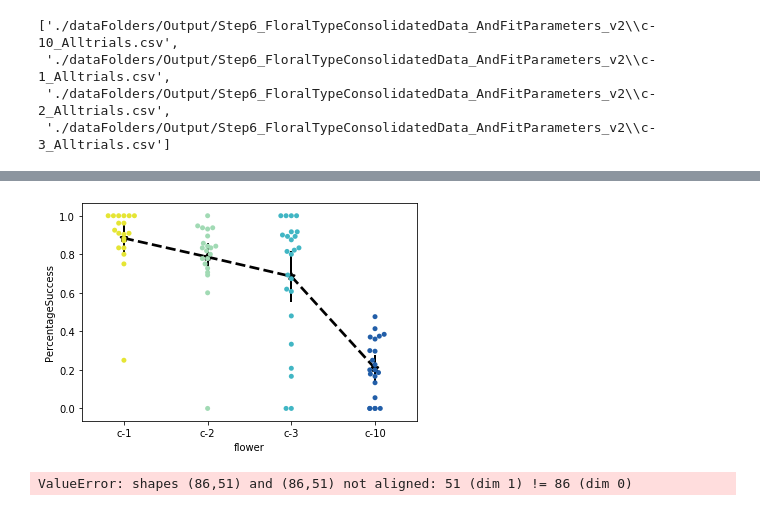
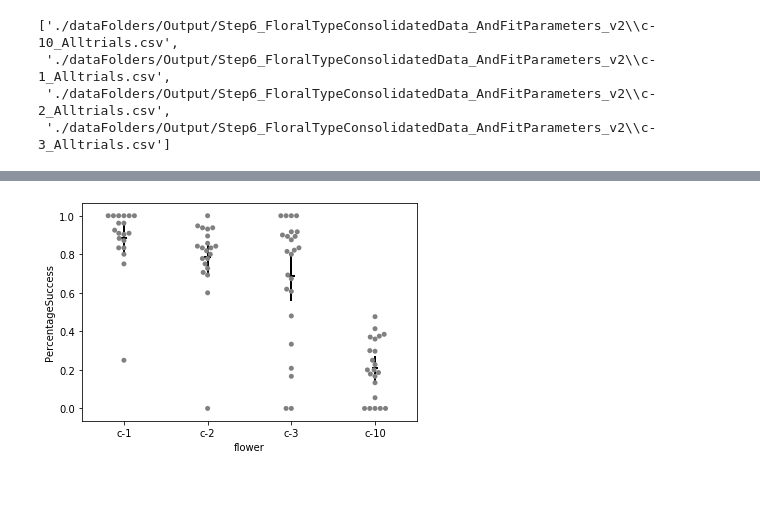
Before and after one commit to TanviDeora/MothLearning, a Jupyter notebook: Step9a-PercentageSuccesful.ipynb, the cells around one changed output, grey strips where cells are left out. Saved outputs shown, nothing was run; the diff lists cells and outputs as text; code cells hidden in the pictures.

```diff
--- a/Step9a-PercentageSuccesful.ipynb
+++ b/Step9a-PercentageSuccesful.ipynb
@@ -9,6 +9,10 @@ import seaborn as sns
 import os
 import numpy as np
 import glob
+
+import matplotlib
+matplotlib.rcParams['pdf.fonttype'] = 42
+matplotlib.rcParams['ps.fonttype'] = 42
 # %%
 path = './dataFolders/Output/Step6_FloralTypeConsolidatedData_AndFitParameters_v2/'
 files = glob.glob(path  + 'c*_Alltrials.csv')
@@ -19,9 +23,6 @@ files
  './dataFolders/Output/Step6_FloralTypeConsolidatedData_AndFitParameters_v2\\c-1_Alltrials.csv',
  './dataFolders/Output/Step6_FloralTypeConsolidatedData_AndFitParameters_v2\\c-2_Alltrials.csv',
  './dataFolders/Output/Step6_FloralTypeConsolidatedData_AndFitParameters_v2\\c-3_Alltrials.csv']
-# %%
-temp = pd.DataFrame(index = ['c-1', 'c-2', 'c-3', 'c-10'], columns = ['shape'])
-test = pd.DataFrame(columns = ['c-1', 'c-2', 'c-3', 'c-10'])
 # %%
 data_df = pd.DataFrame(index = np.arange(0,25), columns = ['c-1', 'c-2', 'c-3', 'c-10'])
 for file in files:
@@ -33,4 +34,6 @@ for file in files:
         temp.append(success)
     new_df = pd.Series([temp])
     data_df.loc[0:len(temp)-1,flowername] = temp
+# %%
+data_df = data_df.astype('float')
 # %%
@@ -72,12 +72,14 @@ plt.savefig('./dataFolders/Output/Figures/v2/' + 'fractionSuccessful.png')
 # %%
 colorScheme = ['#e5e534', '#a1dab4', '#41b6c4', '#225ea8']
+colorScheme = ['gray']*4
 
+
+sns.swarmplot(x = "flower", y = "PercentageSuccess", data = new, palette = colorScheme)
 sns.pointplot(x = "flower", y = "PercentageSuccess", data = new,
-              color = 'k', errwidth = 2, linestyles = '--', markers = '*')
-sns.swarmplot(x = "flower", y = "PercentageSuccess", data = new, palette = colorScheme)
-plt.savefig('./dataFolders/Output/Figures/v2/testColorScheme/' + 'PercentageSuccesful.png')
+              color = 'k', errwidth = 2, linestyles = '', markers = '_')
+plt.savefig('./dataFolders/Output/Figures/v2/testColorScheme/' + 'PercentageSuccesful.pdf')
 # %% [output]
-[figure, old version]
+[figure, new version]
 # %%
 import scipy.stats as stats
 # import researchpy as rp
@@ -88,5 +87,0 @@ results = ols('PercentageSuccess ~ C(flower)', data=new).fit()
-# %%
-aov_table = sm.stats.anova_lm(results, typ=2)
-aov_table
-# %% [output]
-ValueError: shapes (86,51) and (86,51) not aligned: 51 (dim 1) != 86 (dim 0)
```
Also changed, not shown: parts of 14 cells of this notebook, 3 other files.
